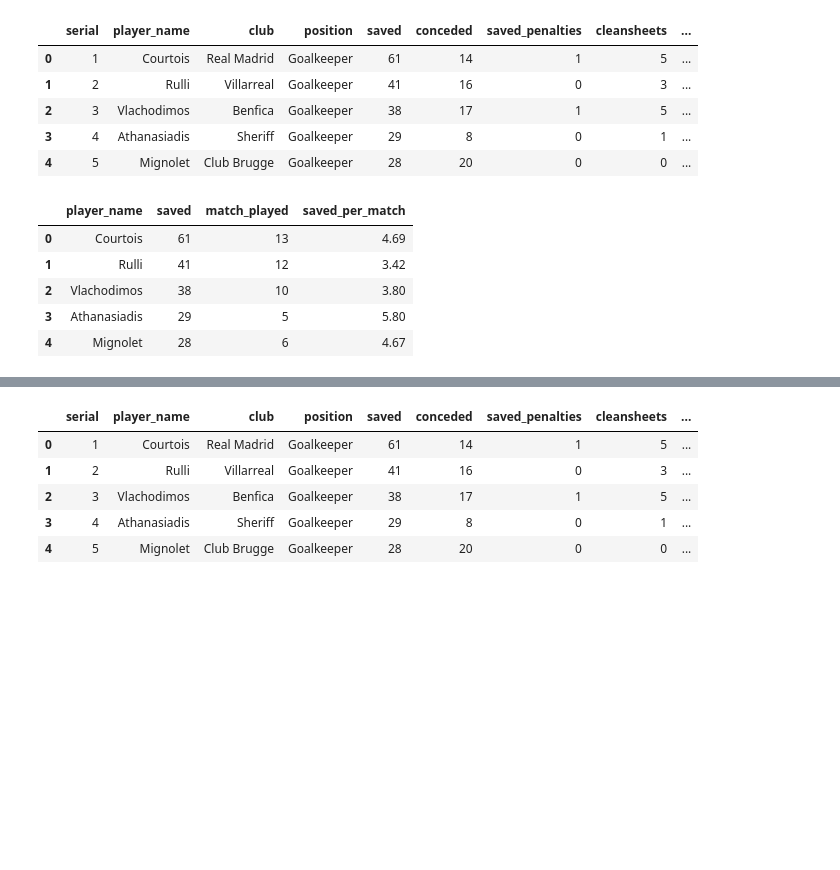
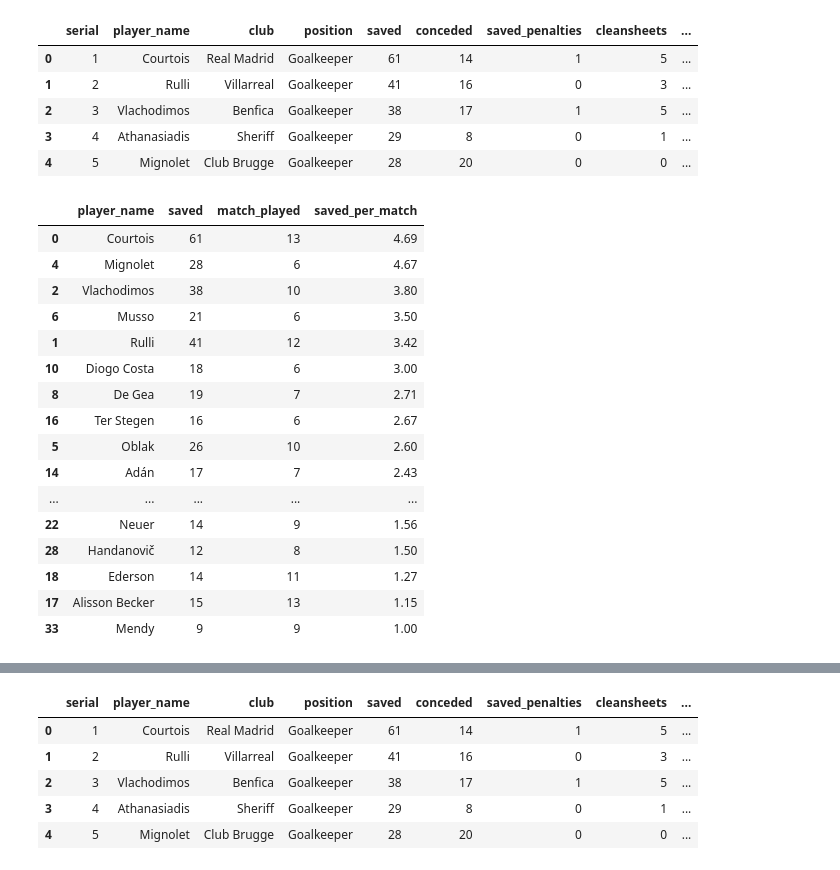
Before and after one commit to AsNott2000/Data-Analyisis-in-Football, a Jupyter notebook: UCL 21-22 analysis/best_goalkeepers.ipynb, the cells around one changed output, grey strips where cells are left out. Drawn from its saved outputs; the diff is of its cells as text; code cells hidden in the pictures; blank space fills up the shorter version.

```diff
--- a/UCL 21-22 analysis/best_goalkeepers.ipynb
+++ b/UCL 21-22 analysis/best_goalkeepers.ipynb
@@ -23,13 +19,30 @@ df_goalkeeper.head()
 | 4 | 5 | Mignolet | Club Brugge | Goalkeeper | 28 | 20 | 0 | 0 | ... |
 # %%
 df_goalkeeper["saved_per_match"] = round(df_goalkeeper.saved / df_goalkeeper.match_played, 2)
-df_goalkeeper.loc[:,["player_name","saved","match_played", "saved_per_match"]].head()
+saved_per_match = df_goalkeeper.loc[:,["player_name","saved","match_played", "saved_per_match"]]
+
+filtered_df_saved = saved_per_match[saved_per_match["match_played"] > 5]
+sorted_filtered_df_saved = filtered_df_saved.sort_values(by='saved_per_match', ascending=False)
+sorted_filtered_df_saved
+
+#"The ranking of goalkeepers' saves per match who have played more than 5 matches"
 # %% [output]
 |  | player_name | saved | match_played | saved_per_match |
 | 0 | Courtois | 61 | 13 | 4.69 |
+| 4 | Mignolet | 28 | 6 | 4.67 |
+| 2 | Vlachodimos | 38 | 10 | 3.80 |
+| 6 | Musso | 21 | 6 | 3.50 |
 | 1 | Rulli | 41 | 12 | 3.42 |
-| 2 | Vlachodimos | 38 | 10 | 3.80 |
-| 3 | Athanasiadis | 29 | 5 | 5.80 |
-| 4 | Mignolet | 28 | 6 | 4.67 |
+| 10 | Diogo Costa | 18 | 6 | 3.00 |
+| 8 | De Gea | 19 | 7 | 2.71 |
+| 16 | Ter Stegen | 16 | 6 | 2.67 |
+| 5 | Oblak | 26 | 10 | 2.60 |
+| 14 | Adán | 17 | 7 | 2.43 |
+| ... | ... | ... | ... | ... |
+| 22 | Neuer | 14 | 9 | 1.56 |
+| 28 | Handanovič | 12 | 8 | 1.50 |
+| 18 | Ederson | 14 | 11 | 1.27 |
+| 17 | Alisson Becker | 15 | 13 | 1.15 |
+| 33 | Mendy | 9 | 9 | 1.00 |
 # %%
 df_goalkeeper["conceded_per_match"] = round(df_goalkeeper.conceded / df_goalkeeper.match_played,2)
```
Also changed, not shown: parts of 4 cells of this notebook.
